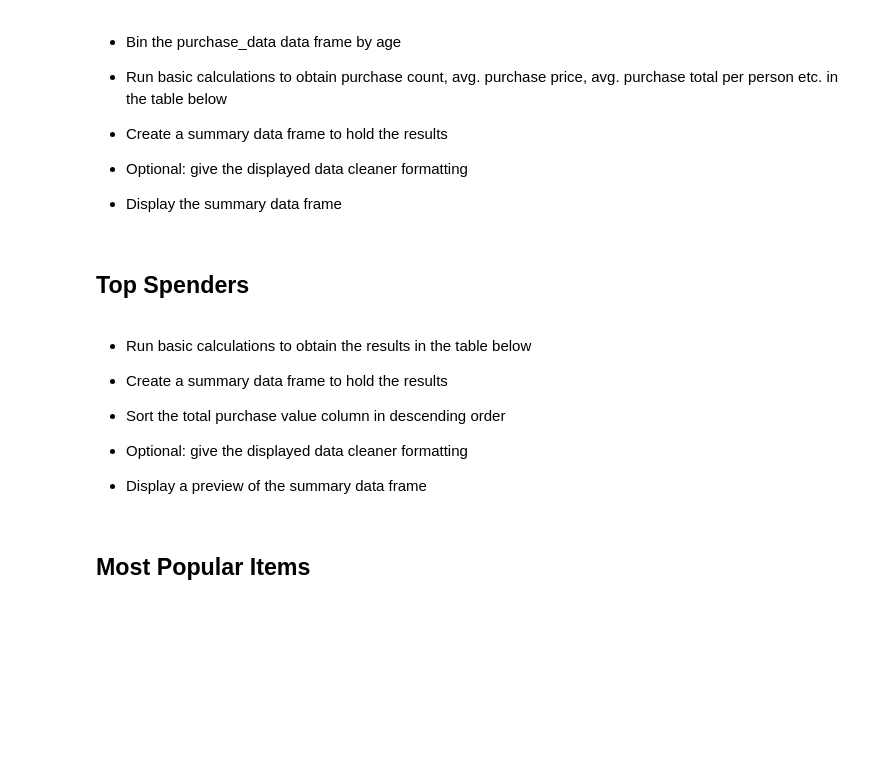
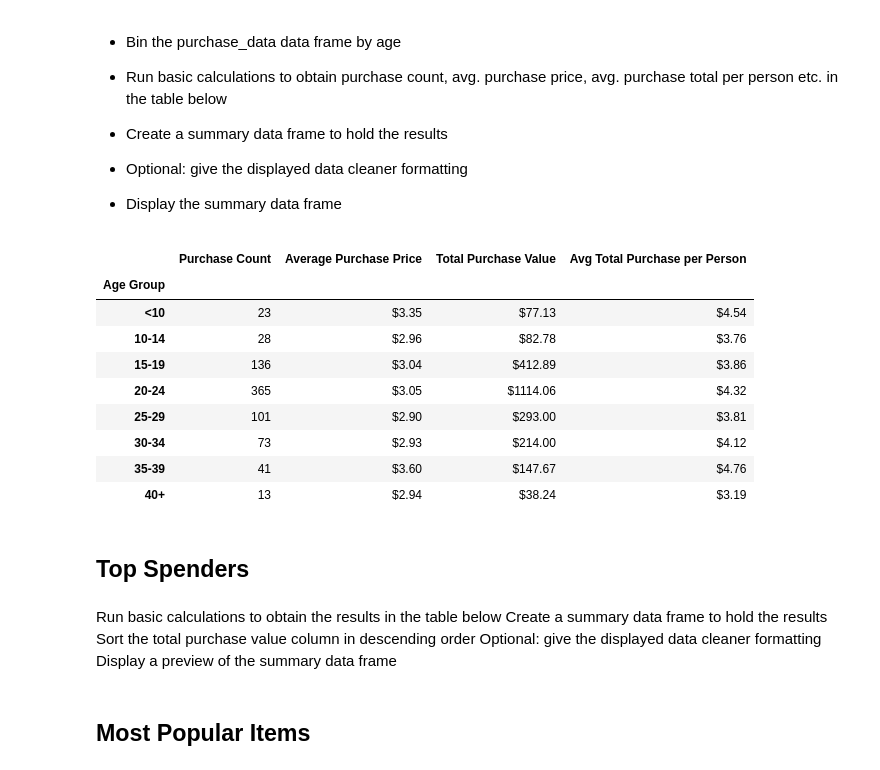
Before and after one commit to SJLimburg/pandas-challenge, a Jupyter notebook: HeroesOfPymoli/HeroesOfPymoli.ipynb, the cells around one changed output. Saved outputs shown, nothing was run; the diff lists cells and outputs as text; code cells hidden in the pictures; blank space fills up the shorter version.

Commit message:
Heroes of Pymoli Pandas Data Analysis with jupyter Notebook

```diff
--- a/HeroesOfPymoli/HeroesOfPymoli.ipynb
+++ b/HeroesOfPymoli/HeroesOfPymoli.ipynb
@@ -216,19 +276,72 @@ html
 
 
 * Display the summary data frame
+# %%
+#Purchasing Analysis (Age)
+
+# Bin the purchase_data data frame by age
+ages2_df = PyMoli_df[["Age","Purchase ID","Price","SN"]]
+
+#Create new dataframe to avoid "A value is trying to be set on a copy of a slice from a DataFrame" error
+purchases_by_age_group_df = ages2_df[["Age","Purchase ID","Price"]]
+purchases_by_age_group_df["Age Group"] = pd.cut(purchases_by_age_group_df["Age"], bins, labels=age_group, include_lowest=False)
+
+
+# Run basic calculations to obtain purchase count, avg. purchase price, avg. purchase total per person etc. in the table below
+#Purchase Count by age group
+purchase_analysis_by_age_df = purchases_by_age_group_df.groupby('Age Group')
+purchases_by_age_group = purchase_analysis_by_age_df['Purchase ID'].count()
+
+# Average Purchase Price by age group
+average_purchase_price_by_age_group = purchase_analysis_by_age_df['Price'].mean()
+
+#Total Purchase Value by gender
+total_revenues_by_age_group = purchase_analysis_by_age_df['Price'].sum()
+
+# Avg Total Purchase per Person by gender
+average_purchase_total_by_age_group = total_revenues_by_age_group/age_demographics_df['Total Count']
+
+# Create a summary data frame to hold the results
+age_group_df = pd.concat([purchases_by_age_group,average_purchase_price_by_age_group],axis=1)
+age_group_df = pd.concat([age_group_df,total_revenues_by_age_group],axis=1)
+age_group_df = pd.concat([age_group_df,average_purchase_total_by_age_group],axis=1)
+age_cols=['Purchase Count','Average Purchase Price','Total Purchase Value','Avg Total Purchase per Person']
+age_group_df.columns=age_cols
+
+
+# Optional: give the displayed data cleaner formatting
+age_group_df['Average Purchase Price'] = age_group_df['Average Purchase Price'].map("${:.2f}".format)
+age_group_df['Total Purchase Value'] = age_group_df['Total Purchase Value'].map("${:.2f}".format)
+age_group_df['Avg Total Purchase per Person'] = age_group_df['Avg Total Purchase per Person'].map("${:.2f}".format)
+
+
+# Display the summary data frame
+from IPython.display import HTML
+
+styles = [
+    dict(selector="td", props=[("font-size", "100%"),
+                               ("text-align", "center")]),
+    dict(selector="th", props=[("font-size", "110%"),
+                               ("text-align", "left")]),
+]
+html = age_group_df.style.set_table_styles(styles)
+html
+# %% [output]
+|  | Purchase Count | Average Purchase Price | Total Purchase Value | Avg Total Purchase per Person |
+| Age Group |  |  |  |  |
+| <10 | 23 | $3.35 | $77.13 | $4.54 |
+| 10-14 | 28 | $2.96 | $82.78 | $3.76 |
+| 15-19 | 136 | $3.04 | $412.89 | $3.86 |
+| 20-24 | 365 | $3.05 | $1114.06 | $4.32 |
+| 25-29 | 101 | $2.90 | $293.00 | $3.81 |
+| 30-34 | 73 | $2.93 | $214.00 | $4.12 |
+| 35-39 | 41 | $3.60 | $147.67 | $4.76 |
+| 40+ | 13 | $2.94 | $38.24 | $3.19 |
 # %% [markdown]
 ## Top Spenders
 # %% [markdown]
-* Run basic calculations to obtain the results in the table below
-
-
-* Create a summary data frame to hold the results
-
-
-* Sort the total purchase value column in descending order
-
-
-* Optional: give the displayed data cleaner formatting
-
-
-* Display a preview of the summary data frame
+Run basic calculations to obtain the results in the table below
+Create a summary data frame to hold the results
+Sort the total purchase value column in descending order
+Optional: give the displayed data cleaner formatting
+Display a preview of the summary data frame
```
Also changed, not shown: parts of 9 cells of this notebook.
